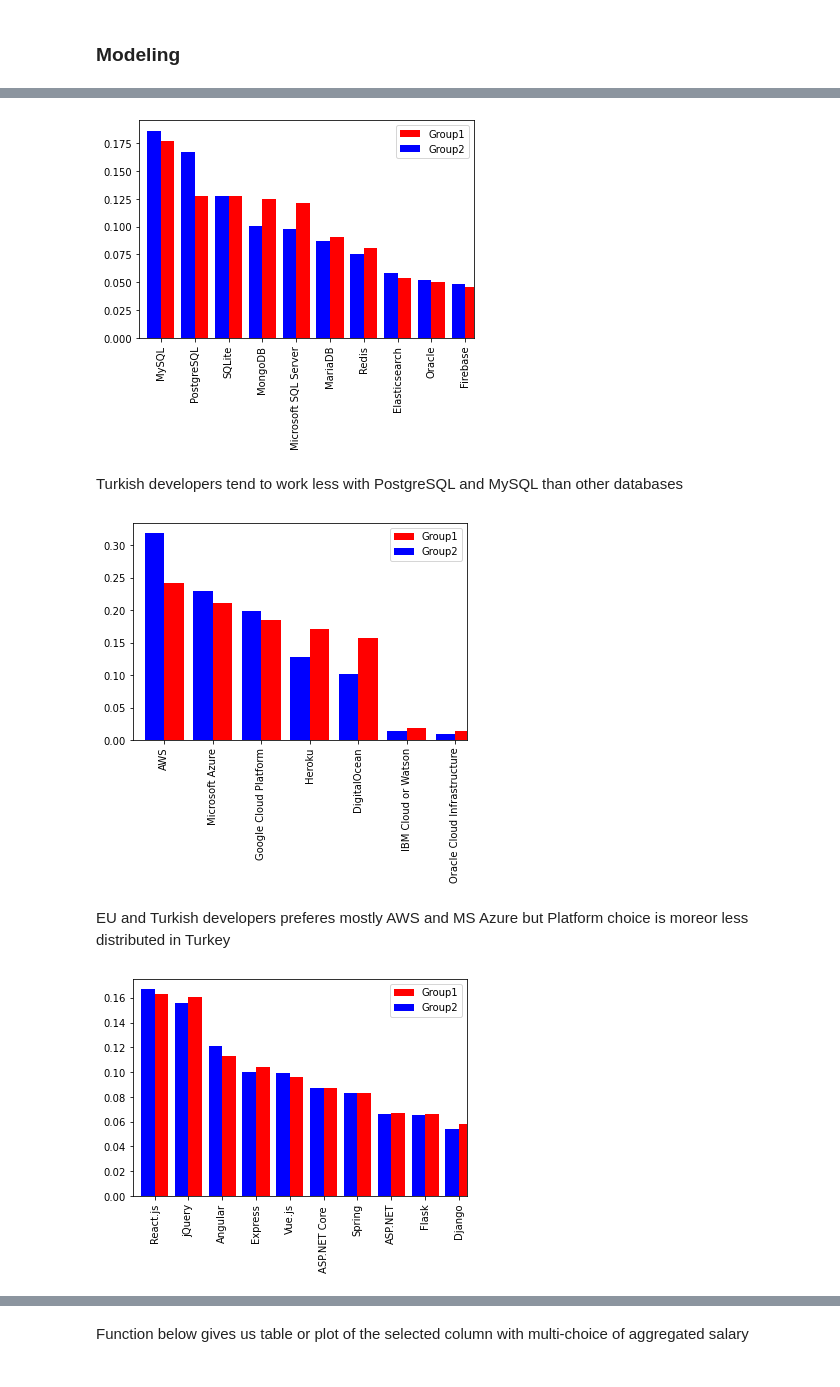
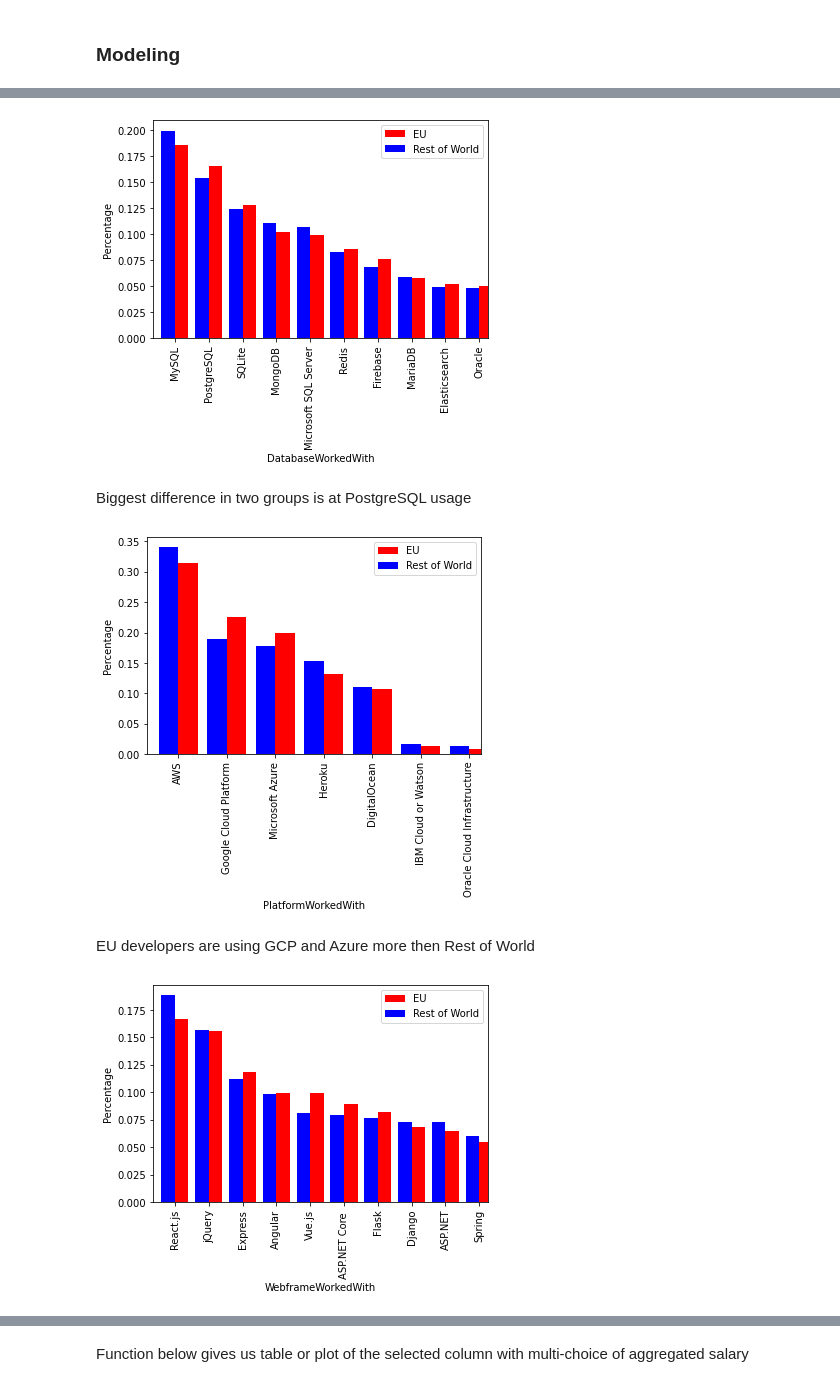
Before and after one commit to uerten/Stackoverflow-Survey-Analysis, a Jupyter notebook: stackoverflow_survey_analysis.ipynb, the cells around one changed output, grey strips where cells are left out. Saved outputs shown, nothing was run; the diff lists cells and outputs as text; code cells hidden in the pictures.

```diff
--- a/stackoverflow_survey_analysis.ipynb
+++ b/stackoverflow_survey_analysis.ipynb
@@ -185,10 +218,8 @@ df.loc[df.EdLevel.isin(master),'EdLevel'] = 'Master’s degree'
 df.loc[df.EdLevel.isin(doctoral),'EdLevel'] = 'Other doctoral degree'
 df.loc[df.EdLevel.isin(something),'EdLevel'] = 'Something else'
 # %%
-# All selected EU Countries & Turkey for analysis
-all_countries = ['Austria', 'Belgium', 'Bulgaria', 'Croatia', 'Cyprus', 'Czechia', 'Denmark', 'Estonia', 'Finland', 'France', 'Germany', 'Greece', 'Hungary', 'Ireland', 'Italy', 'Latvia', 'Lithuania', 'Luxembourg', 'Malta', 'Netherlands', 'Poland', 'Portugal', 'Romania', 'Slovakia', 'Slovenia', 'Spain', 'Sweden','Turkey']
 # All selected EU Countries for analysis
-eu_countries = ['Austria', 'Belgium', 'Bulgaria', 'Croatia', 'Cyprus', 'Czechia', 'Denmark', 'Estonia', 'Finland', 'France', 'Germany', 'Greece', 'Hungary', 'Ireland', 'Italy', 'Latvia', 'Lithuania', 'Luxembourg', 'Malta', 'Netherlands', 'Poland', 'Portugal', 'Romania', 'Slovakia', 'Slovenia', 'Spain', 'Sweden']
+eu_countries = ['Austria', 'Belgium', 'Bulgaria', 'Croatia', 'Cyprus', 'Czechia', 'Denmark', 'Estonia', 'Finland', 'France', 'Germany', 'Greece', 'Hungary', 'Ireland', 'Italy', 'Latvia', 'Lithuania', 'Luxembourg', 'Malta', 'Netherlands', 'Poland', 'Portugal', 'Romania', 'Slovakia', 'Slovenia', 'Spain', 'Sweden','Turkey']
 # %% [markdown]
 ### Modeling
 # %% [markdown]
@@ -197,7 +228,7 @@ Is there Language, Database, Platform and WebFrame preference differences betwee
 
 This functions below collects all multi-select answers from selected columns and counts it for two groups. Then visualize it as bar plot
 # %%
-def plot_comparison_pref(df,column,group1,group2,year,no):
+def plot_comparison_pref(df,column,group,year,no):
     '''
     INPUT:
     df - Dataframe containes selected years of survey results
@@ -215,11 +246,13 @@ def plot_comparison_pref(df,column,group1,group2,year,no):
     fig, ax = plt.subplots()
     width = 0.4
 
-    result1 = df.loc[(df.Country.isin(group1)) & (df.SurveyYear == year),column].str.split(';',expand=True).stack().value_counts()
-    result2 = df.loc[(df.Country.isin(group2)) & (df.SurveyYear == year),column].str.split(';',expand=True).stack().value_counts()
-    (result1[:no] / result1[:no].sum()).plot(kind='bar', color='red', ax=ax, width=width, position=0, label='Group1')
-    (result2[:no] / result2[:no].sum()).plot(kind='bar', color='blue', ax=ax, width=width, position=1, label='Group2', sharey=True)
-
+    result1 = df.loc[(df.Country.isin(group)) & (df.SurveyYear == year),column].str.split(';',expand=True).stack().value_counts()
+    result2 = df.loc[(~df.Country.isin(group)) & (df.SurveyYear == year),column].str.split(';',expand=True).stack().value_counts()
+    (result1[:no] / result1[:no].sum()).plot(kind='bar', color='red', ax=ax, width=width, position=0, label='EU')
+    (result2[:no] / result2[:no].sum()).plot(kind='bar', color='blue', ax=ax, width=width, position=1, label='Rest of World', sharey=True)
+    plt.xlabel(column)
+    plt.ylabel('Percentage')
     ax.legend(loc='upper right')
+    plt.xticks(rotation=90)
     plt.show()
 # %%
@@ -231,16 +264,16 @@ Looks like Turkish developers tend to prefer javascript more than EU developers
 # %%
-plot_comparison_pref(df,'DatabaseWorkedWith',group1=['Turkey'],group2=eu_countries,year=2021,no=10)
+plot_comparison_pref(df,'DatabaseWorkedWith',eu_countries,year=2021,no=10)
 # %% [output]
-[figure, old version]
+[figure, new version]
-# %% [markdown]
-Turkish developers tend to work less with PostgreSQL and MySQL than other databases
+# %% [markdown]
+Biggest difference in two groups is at PostgreSQL usage
 # %%
-plot_comparison_pref(df,'PlatformWorkedWith',group1=['Turkey'],group2=eu_countries,year=2021,no=10)
+plot_comparison_pref(df,'PlatformWorkedWith',eu_countries,year=2021,no=10)
 # %% [output]
-[figure, old version]
+[figure, new version]
-# %% [markdown]
-EU and Turkish developers preferes mostly AWS and MS Azure but Platform choice is moreor less distributed in Turkey
+# %% [markdown]
+EU developers are using GCP and Azure more then Rest of World
 # %%
-plot_comparison_pref(df,'WebframeWorkedWith',group1=['Turkey'],group2=eu_countries,year=2021,no=10)
+plot_comparison_pref(df,'WebframeWorkedWith',eu_countries,year=2021,no=10)
 # %% [output]
-[figure, old version]
+[figure, new version]
```
Also changed, not shown: parts of 40 cells of this notebook.
